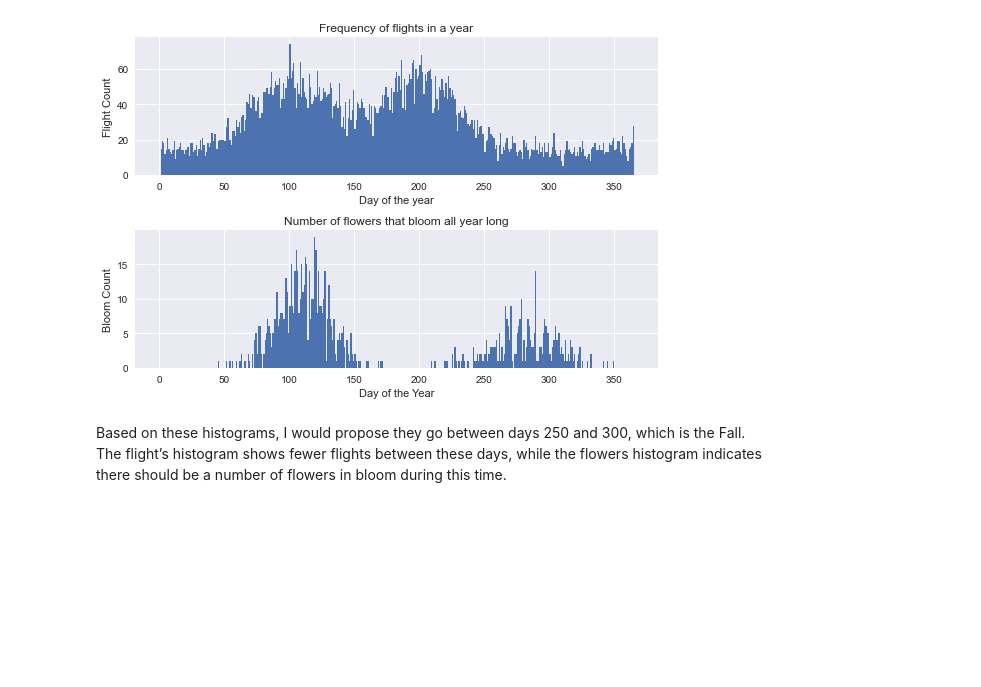
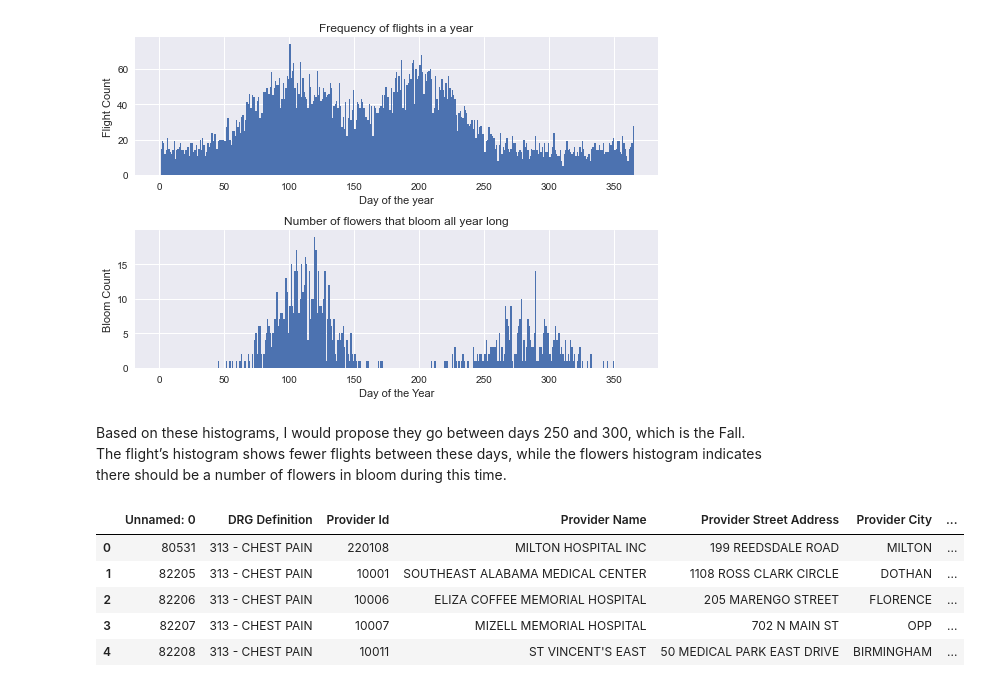
Before and after one commit to joeelorm/Data_Science, a Jupyter notebook: Distributions.ipynb, the cells around one changed output. Drawn from its saved outputs; the diff is of its cells as text; code cells hidden in the pictures; blank space fills up the shorter version.

```diff
--- a/Distributions.ipynb
+++ b/Distributions.ipynb
@@ -255,3 +255,13 @@ plt.show()
 [figure]
 # %% [markdown]
 Based on these histograms, I would propose they go between days 250 and 300, which is the Fall. The flight’s histogram shows fewer flights between these days, while the flowers histogram indicates there should be a number of flowers in bloom during this time.
+# %%
+cp_data = pd.read_csv('../Datasets/cp1.csv')
+cp_data.head()
+# %% [output]
+|  | Unnamed: 0 | DRG Definition | Provider Id | Provider Name | Provider Street Address | Provider City | ... |
+| 0 | 80531 | 313 - CHEST PAIN | 220108 | MILTON HOSPITAL INC | 199 REEDSDALE ROAD | MILTON | ... |
+| 1 | 82205 | 313 - CHEST PAIN | 10001 | SOUTHEAST ALABAMA MEDICAL CENTER | 1108 ROSS CLARK CIRCLE | DOTHAN | ... |
+| 2 | 82206 | 313 - CHEST PAIN | 10006 | ELIZA COFFEE MEMORIAL HOSPITAL | 205 MARENGO STREET | FLORENCE | ... |
+| 3 | 82207 | 313 - CHEST PAIN | 10007 | MIZELL MEMORIAL HOSPITAL | 702 N MAIN ST | OPP | ... |
+| 4 | 82208 | 313 - CHEST PAIN | 10011 | ST VINCENT'S EAST | 50 MEDICAL PARK EAST DRIVE | BIRMINGHAM | ... |
```
Also changed, not shown: parts of 1 cell of this notebook.
